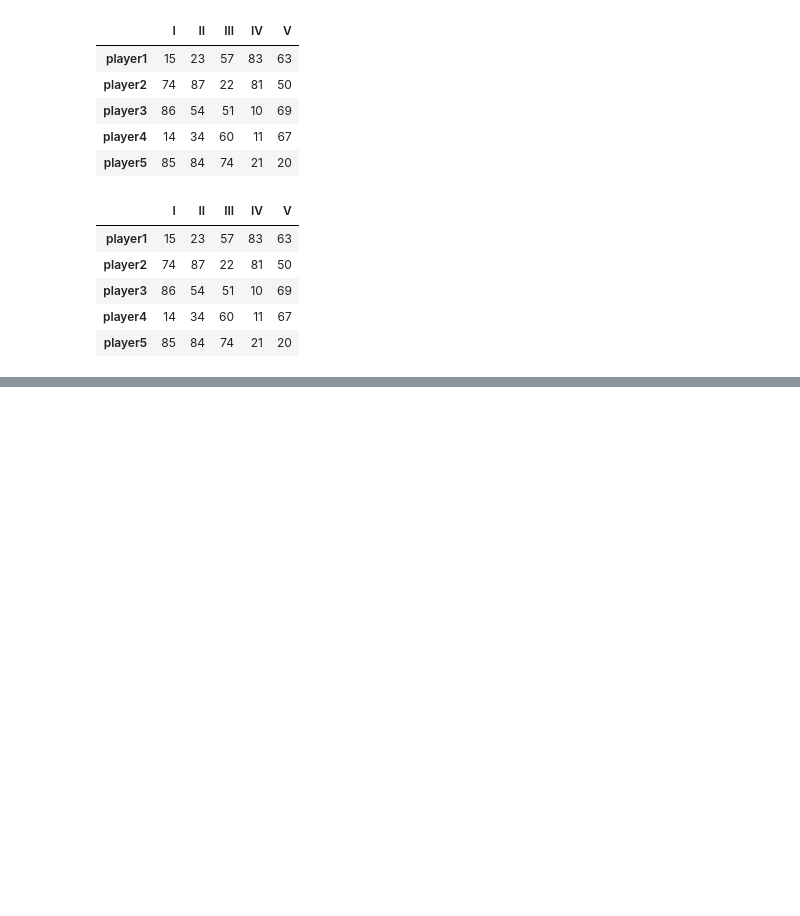
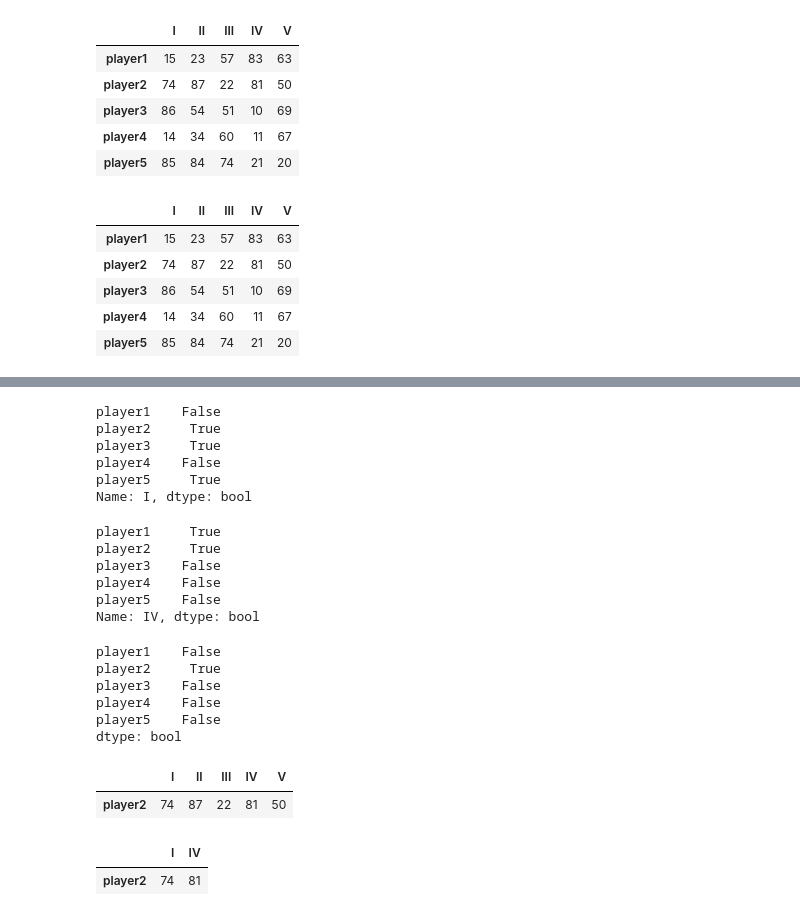
Before and after one commit to yusufshakeel/python-bootcamp, a Jupyter notebook: pandas/pandas-intro.ipynb, the cells around one changed output, grey strips where cells are left out. Drawn from its saved outputs; the diff is of its cells as text; code cells hidden in the pictures; blank space fills up the shorter version.

```diff
--- a/pandas/pandas-intro.ipynb
+++ b/pandas/pandas-intro.ipynb
@@ -174,0 +242,39 @@ df
+# %%
+bool_series_game_I = df['I'] > 50
+bool_series_game_I
+# %% [output]
+player1    False
+player2     True
+player3     True
+player4    False
+player5     True
+Name: I, dtype: bool
+# %%
+bool_series_game_IV = df['IV'] > 50
+bool_series_game_IV
+# %% [output]
+player1     True
+player2     True
+player3    False
+player4    False
+player5    False
+Name: IV, dtype: bool
+# %%
+bool_series_game_I & bool_series_game_IV
+# %% [output]
+player1    False
+player2     True
+player3    False
+player4    False
+player5    False
+dtype: bool
+# %%
+df[bool_series_game_I & bool_series_game_IV]
+# %% [output]
+|  | I | II | III | IV | V |
+| player2 | 74 | 87 | 22 | 81 | 50 |
+# %%
+df[bool_series_game_I & bool_series_game_IV][['I','IV']]
+# %% [output]
+|  | I | IV |
+| player2 | 74 | 81 |
```
Also changed, not shown: parts of 10 cells of this notebook.
